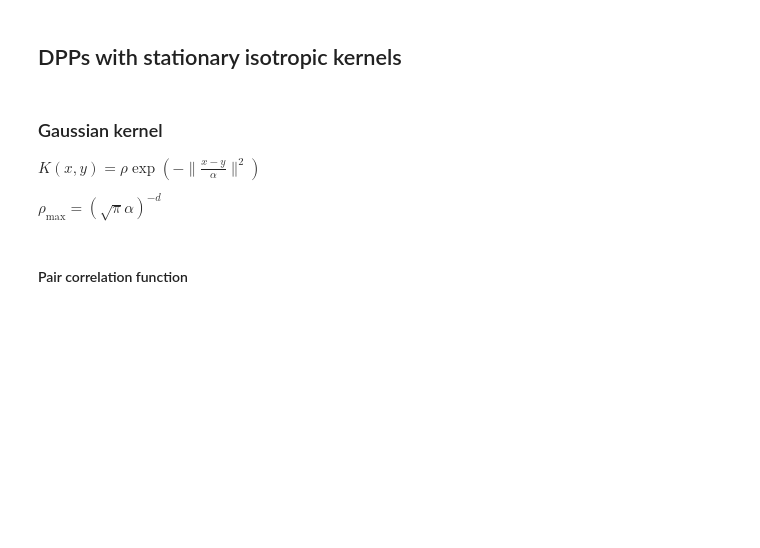
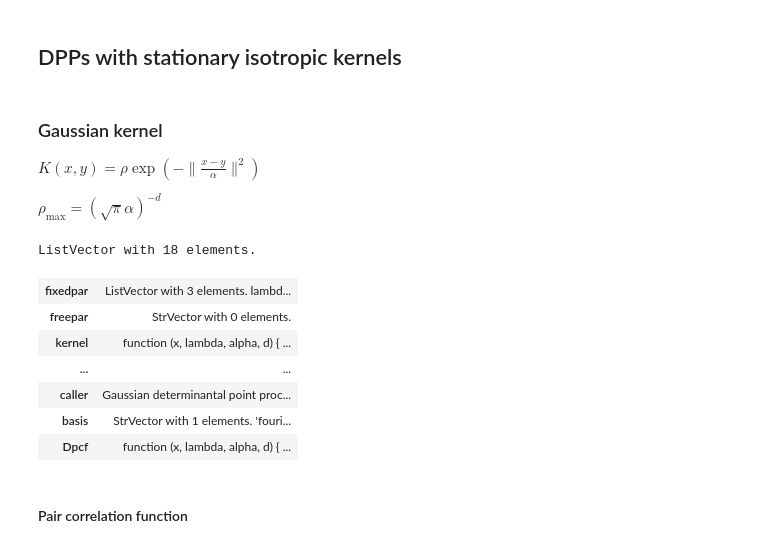
Before and after one commit to For-a-few-DPPs-more/spatstat-interface, a Jupyter notebook: notebooks/spatstat_playground.ipynb, the cells around one changed output. Saved outputs shown, nothing was run; the diff lists cells and outputs as text; code cells hidden in the pictures; blank space fills up the shorter version.

```diff
--- a/notebooks/spatstat_playground.ipynb
+++ b/notebooks/spatstat_playground.ipynb
@@ -81,16 +83,25 @@ $\rho_{\max} = \left(\sqrt{\pi} \alpha\right)^{-d}$
 # %%
 rho = 100
 alpha = 0.05
 d = 2
 rho_max = (np.sqrt(np.pi) * alpha)**(-d)
 assert rho <= rho_max
 
-# spatstat.core.dppGauss(lambda=, alpha=, d=)
+# spatstat.model.dppGauss(lambda=, alpha=, d=)
 # However lambda is a reserved Python keyword
 # Let's circumvent the problem using a dictionnary
 params = {"lambda": rho, "alpha": alpha, "d": d}
-my_dpp = spatstat.core.dppGauss(**params)
+my_dpp = spatstat.model.dppGauss(**params)
 my_dpp
+# %% [output]
+ListVector with 18 elements.
+| fixedpar | ListVector with 3 elements. lambd... |
+| freepar | StrVector with 0 elements. |
+| kernel | function (x, lambda, alpha, d) { ... |
+| ... | ... |
+| caller | Gaussian determinantal point proc... |
+| basis | StrVector with 1 elements. 'fouri... |
+| Dpcf | function (x, lambda, alpha, d) { ... |
 # %% [markdown]
 #### Pair correlation function
 # %% [markdown]
```
Also changed, not shown: parts of 16 cells of this notebook, 7 other files.
